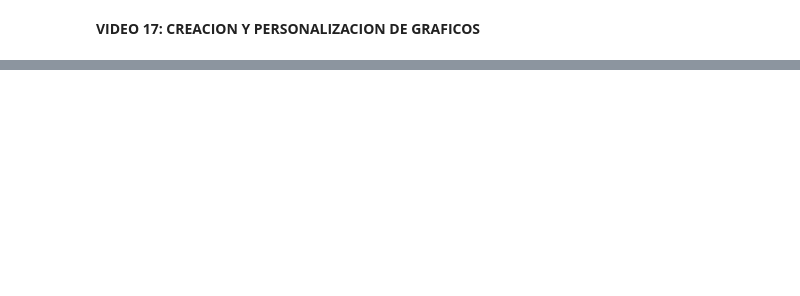
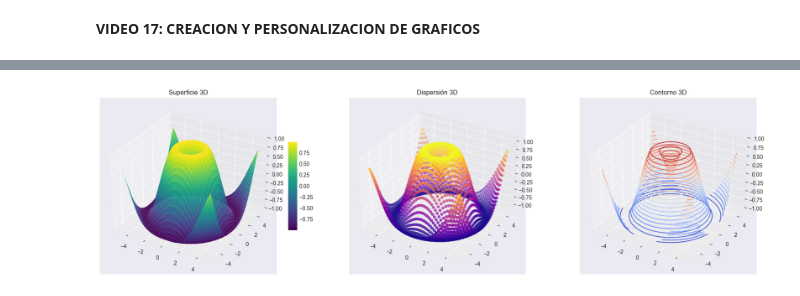
Before and after one commit to jcm78411/data-analisys, a Jupyter notebook: 4.matplotlib_module.ipynb, the cells around one changed output, grey strips where cells are left out. Cells and saved outputs as stored; diff of their text form; code cells hidden in the pictures; blank space fills up the shorter version.

```diff
--- a/4.matplotlib_module.ipynb
+++ b/4.matplotlib_module.ipynb
@@ -67,0 +226,33 @@ plt.show()
+# %%
+import matplotlib.pyplot as plt
+import numpy as np
+from mpl_toolkits.mplot3d import Axes3D  # Opcional en versiones recientes
+
+# Datos
+x = np.linspace(-5, 5, 50)
+y = np.linspace(-5, 5, 50)
+X, Y = np.meshgrid(x, y)
+Z = np.sin(np.sqrt(X**2 + Y**2))
+
+fig = plt.figure(figsize=(18, 5))
+
+# Gráfico de superficie
+ax1 = fig.add_subplot(131, projection='3d')
+surf = ax1.plot_surface(X, Y, Z, cmap='viridis')
+ax1.set_title('Superficie 3D')
+fig.colorbar(surf, ax=ax1, shrink=0.5, aspect=10)
+
+# Gráfico de dispersión 3D
+ax2 = fig.add_subplot(132, projection='3d')
+ax2.scatter(X.flatten(), Y.flatten(), Z.flatten(), c=Z.flatten(), cmap='plasma')
+ax2.set_title('Dispersión 3D')
+
+# Gráfico de contorno 3D
+ax3 = fig.add_subplot(133, projection='3d')
+cont = ax3.contour(X, Y, Z, 20, cmap='coolwarm')
+ax3.set_title('Contorno 3D')
+
+plt.tight_layout()
+plt.show()
+# %% [output]
+[figure, added]
```
Also changed, not shown: parts of 15 cells of this notebook, 7 other files.
